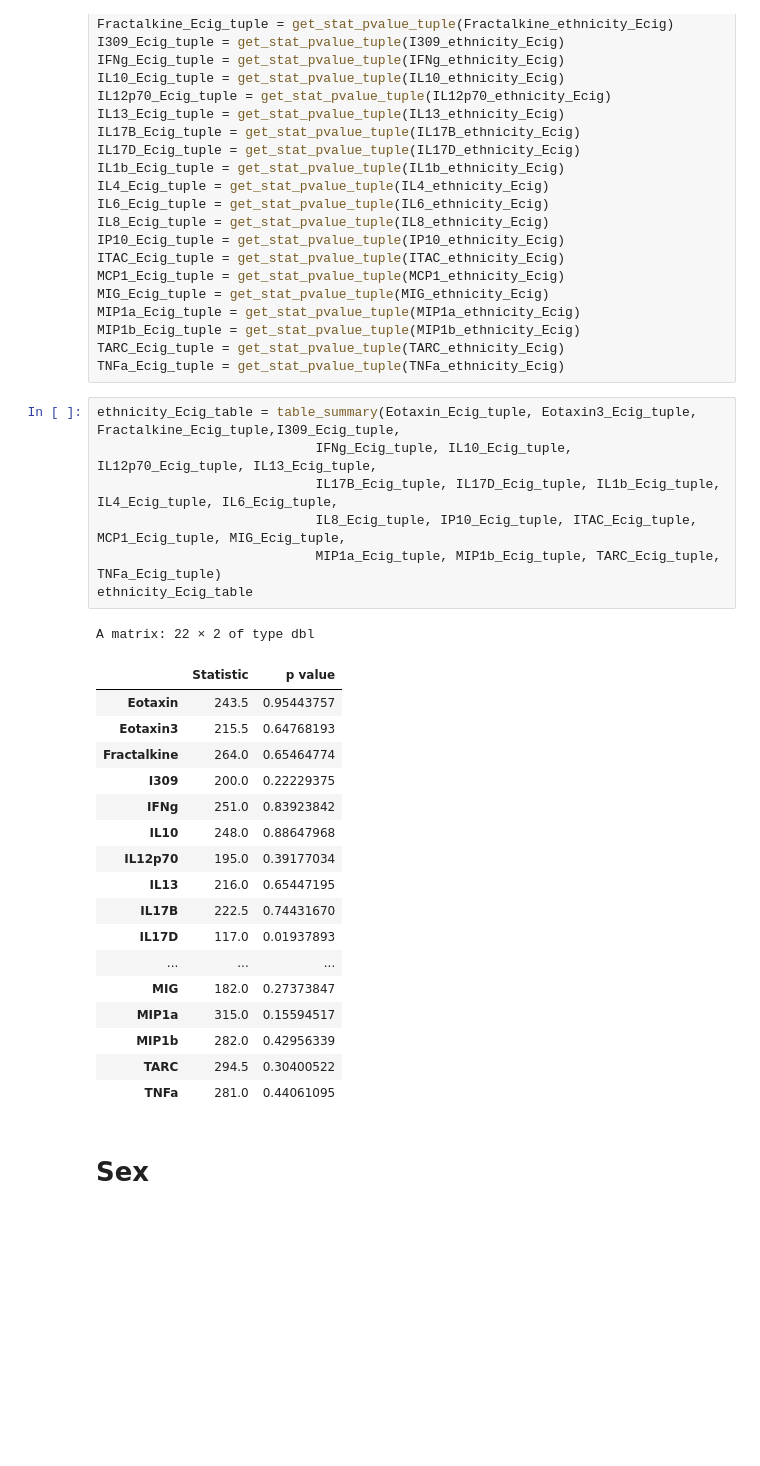
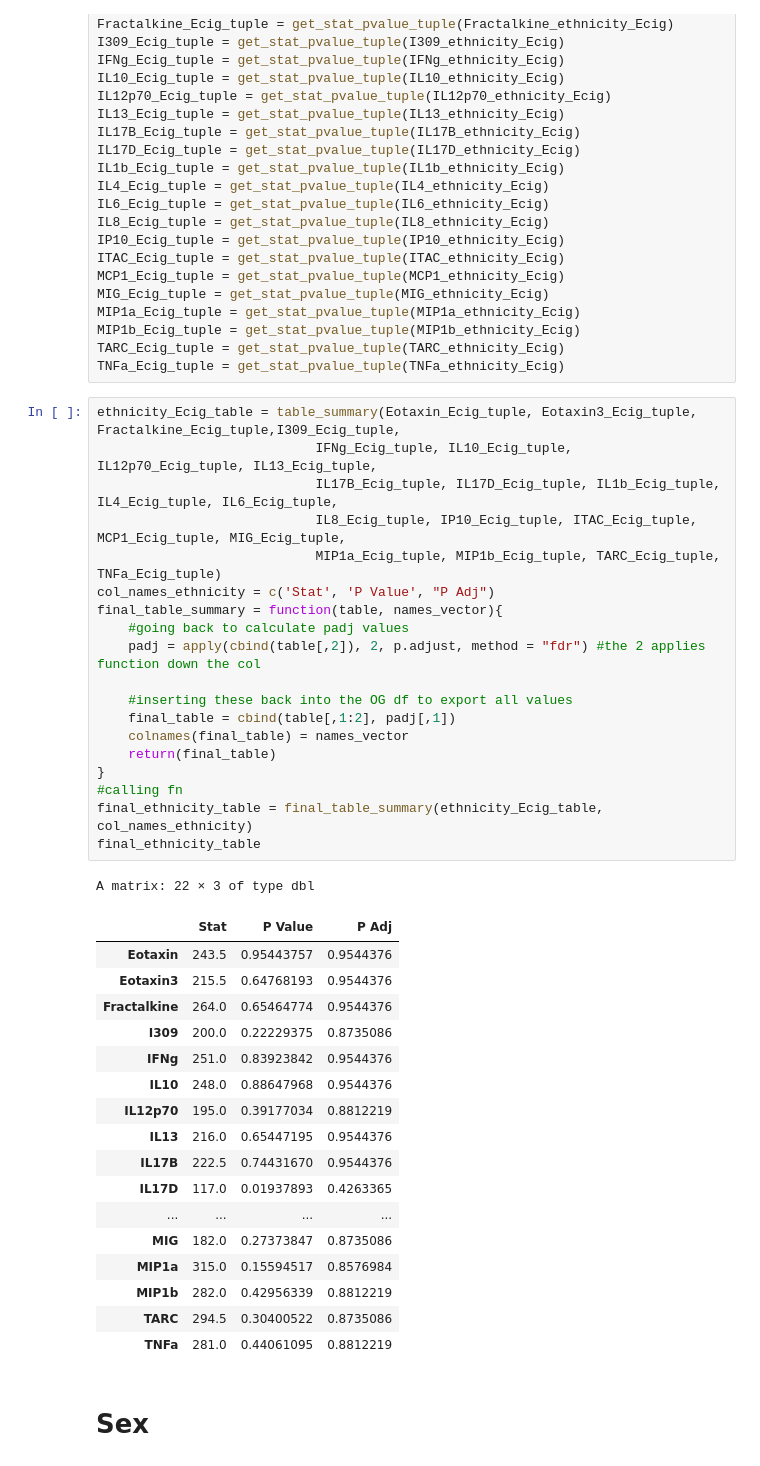
Before and after one commit to Ragerlab/Script_for_Cytokine-Signature-Clusters-as-a-Tool-to-Compare-Changes-associated-with-Tobacco-Product-, a Jupyter notebook: Demographics Analysis (Table1).ipynb, the cells around one changed output. Saved outputs shown, nothing was run; the diff lists cells and outputs as text; blank space fills up the shorter version.

```diff
--- a/Demographics Analysis (Table1).ipynb
+++ b/Demographics Analysis (Table1).ipynb
@@ -921,32 +948,44 @@ MIP1a_Ecig_tuple = get_stat_pvalue_tuple(MIP1a_ethnicity_Ecig)
 MIP1b_Ecig_tuple = get_stat_pvalue_tuple(MIP1b_ethnicity_Ecig)
 TARC_Ecig_tuple = get_stat_pvalue_tuple(TARC_ethnicity_Ecig)
 TNFa_Ecig_tuple = get_stat_pvalue_tuple(TNFa_ethnicity_Ecig)
-# %%
-ethnicity_Ecig_table = table_summary(Eotaxin_Ecig_tuple, Eotaxin3_Ecig_tuple, Fractalkine_Ecig_tuple,I309_Ecig_tuple,
-                            IFNg_Ecig_tuple, IL10_Ecig_tuple, IL12p70_Ecig_tuple, IL13_Ecig_tuple,
-                            IL17B_Ecig_tuple, IL17D_Ecig_tuple, IL1b_Ecig_tuple, IL4_Ecig_tuple, IL6_Ecig_tuple,
-                            IL8_Ecig_tuple, IP10_Ecig_tuple, ITAC_Ecig_tuple, MCP1_Ecig_tuple, MIG_Ecig_tuple,
-                            MIP1a_Ecig_tuple, MIP1b_Ecig_tuple, TARC_Ecig_tuple, TNFa_Ecig_tuple)
-ethnicity_Ecig_table
-# %% [output]
-A matrix: 22 × 2 of type dbl
-|  | Statistic | p value |
-| Eotaxin | 243.5 | 0.95443757 |
-| Eotaxin3 | 215.5 | 0.64768193 |
-| Fractalkine | 264.0 | 0.65464774 |
-| I309 | 200.0 | 0.22229375 |
-| IFNg | 251.0 | 0.83923842 |
-| IL10 | 248.0 | 0.88647968 |
-| IL12p70 | 195.0 | 0.39177034 |
-| IL13 | 216.0 | 0.65447195 |
-| IL17B | 222.5 | 0.74431670 |
-| IL17D | 117.0 | 0.01937893 |
-| ... | ... | ... |
-| MIG | 182.0 | 0.27373847 |
-| MIP1a | 315.0 | 0.15594517 |
-| MIP1b | 282.0 | 0.42956339 |
-| TARC | 294.5 | 0.30400522 |
-| TNFa | 281.0 | 0.44061095 |
+# %%
+ethnicity_Ecig_table = table_summary(Eotaxin_Ecig_tuple, Eotaxin3_Ecig_tuple, Fractalkine_Ecig_tuple,I309_Ecig_tuple,
+                            IFNg_Ecig_tuple, IL10_Ecig_tuple, IL12p70_Ecig_tuple, IL13_Ecig_tuple,
+                            IL17B_Ecig_tuple, IL17D_Ecig_tuple, IL1b_Ecig_tuple, IL4_Ecig_tuple, IL6_Ecig_tuple,
+                            IL8_Ecig_tuple, IP10_Ecig_tuple, ITAC_Ecig_tuple, MCP1_Ecig_tuple, MIG_Ecig_tuple,
+                            MIP1a_Ecig_tuple, MIP1b_Ecig_tuple, TARC_Ecig_tuple, TNFa_Ecig_tuple)
+col_names_ethnicity = c('Stat', 'P Value', "P Adj")
+final_table_summary = function(table, names_vector){
+    #going back to calculate padj values
+    padj = apply(cbind(table[,2]), 2, p.adjust, method = "fdr") #the 2 applies function down the col
+
+    #inserting these back into the OG df to export all values
+    final_table = cbind(table[,1:2], padj[,1])
+    colnames(final_table) = names_vector
+    return(final_table)
+}
+#calling fn
+final_ethnicity_table = final_table_summary(ethnicity_Ecig_table, col_names_ethnicity)
+final_ethnicity_table
+# %% [output]
+A matrix: 22 × 3 of type dbl
+|  | Stat | P Value | P Adj |
+| Eotaxin | 243.5 | 0.95443757 | 0.9544376 |
+| Eotaxin3 | 215.5 | 0.64768193 | 0.9544376 |
+| Fractalkine | 264.0 | 0.65464774 | 0.9544376 |
+| I309 | 200.0 | 0.22229375 | 0.8735086 |
+| IFNg | 251.0 | 0.83923842 | 0.9544376 |
+| IL10 | 248.0 | 0.88647968 | 0.9544376 |
+| IL12p70 | 195.0 | 0.39177034 | 0.8812219 |
+| IL13 | 216.0 | 0.65447195 | 0.9544376 |
+| IL17B | 222.5 | 0.74431670 | 0.9544376 |
+| IL17D | 117.0 | 0.01937893 | 0.4263365 |
+| ... | ... | ... | ... |
+| MIG | 182.0 | 0.27373847 | 0.8735086 |
+| MIP1a | 315.0 | 0.15594517 | 0.8576984 |
+| MIP1b | 282.0 | 0.42956339 | 0.8812219 |
+| TARC | 294.5 | 0.30400522 | 0.8735086 |
+| TNFa | 281.0 | 0.44061095 | 0.8812219 |
 # %% [markdown]
 # Sex
 # %%
```
Also changed, not shown: parts of 8 cells of this notebook.
